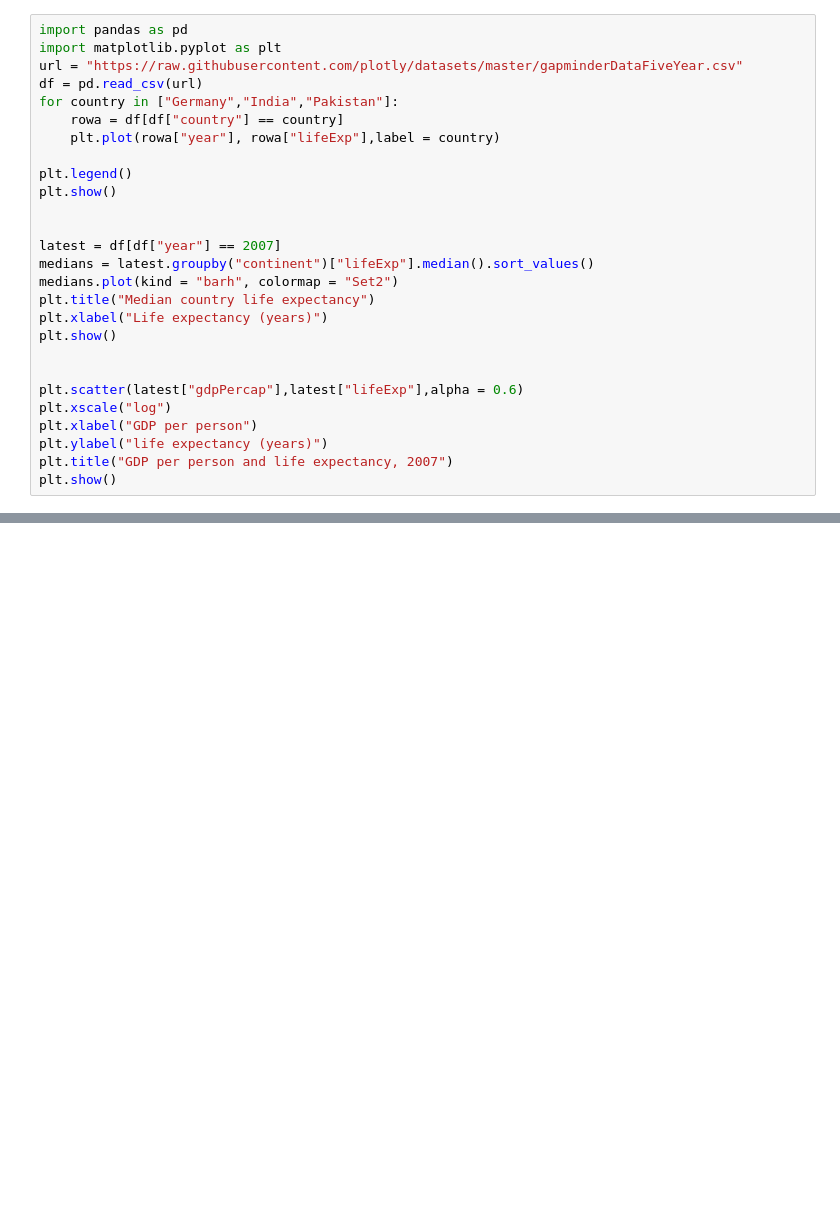
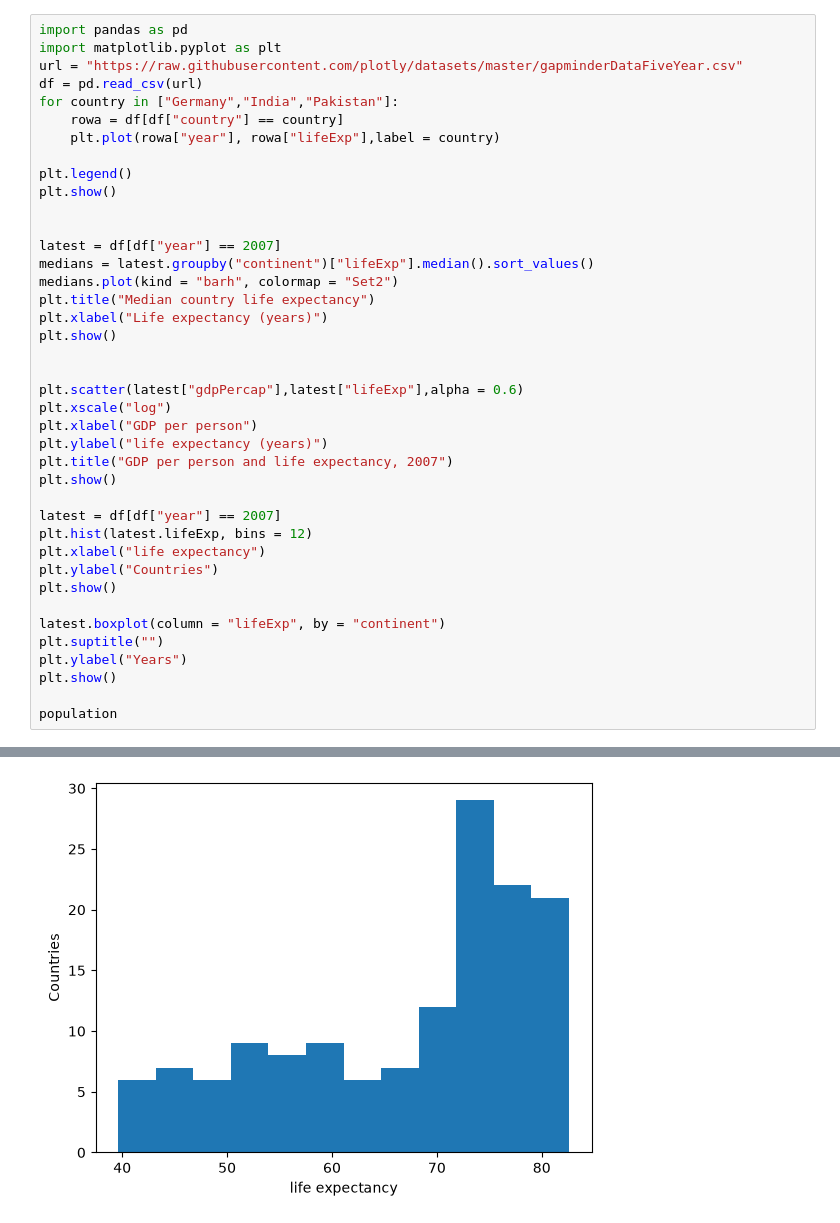
Before and after one commit to shoaibhas/programming_for_DA, a Jupyter notebook: l1/l7.ipynb, the cells around one changed output, grey strips where cells are left out. Drawn from its saved outputs; the diff is of its cells as text; blank space fills up the shorter version.

Commit message:
histogram and boxplot

```diff
--- a/l1/l7.ipynb
+++ b/l1/l7.ipynb
@@ -2,30 +2,44 @@
 import pandas as pd
 import matplotlib.pyplot as plt
 url = "https://raw.githubusercontent.com/plotly/datasets/master/gapminderDataFiveYear.csv"
 df = pd.read_csv(url)
 for country in ["Germany","India","Pakistan"]:
     rowa = df[df["country"] == country]
     plt.plot(rowa["year"], rowa["lifeExp"],label = country)
 
 plt.legend()
 plt.show()
 
 
 latest = df[df["year"] == 2007]
 medians = latest.groupby("continent")["lifeExp"].median().sort_values()
 medians.plot(kind = "barh", colormap = "Set2")
 plt.title("Median country life expectancy")
 plt.xlabel("Life expectancy (years)")
 plt.show()
 
 
 plt.scatter(latest["gdpPercap"],latest["lifeExp"],alpha = 0.6)
 plt.xscale("log")
 plt.xlabel("GDP per person")
 plt.ylabel("life expectancy (years)")
 plt.title("GDP per person and life expectancy, 2007")
 plt.show()
+
+latest = df[df["year"] == 2007]
+plt.hist(latest.lifeExp, bins = 12)
+plt.xlabel("life expectancy")
+plt.ylabel("Countries")
+plt.show()
+
+latest.boxplot(column = "lifeExp", by = "continent")
+plt.suptitle("")
+plt.ylabel("Years")
+plt.show()
+
+population
 # %% [output]
 [figure]
 [figure]
 [figure]
+[figure, added]
```
Also changed, not shown: parts of 1 cell of this notebook.
